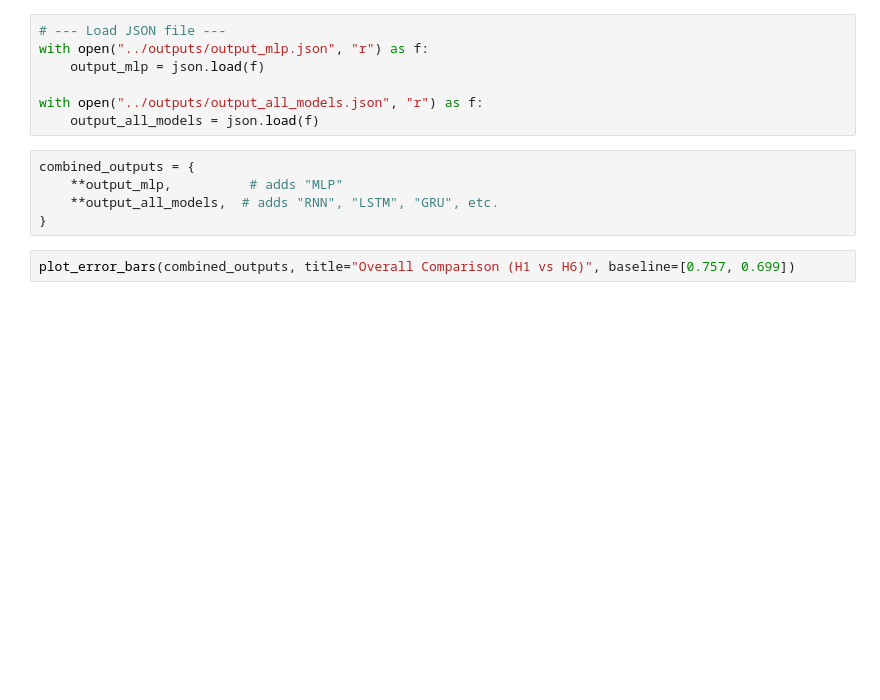
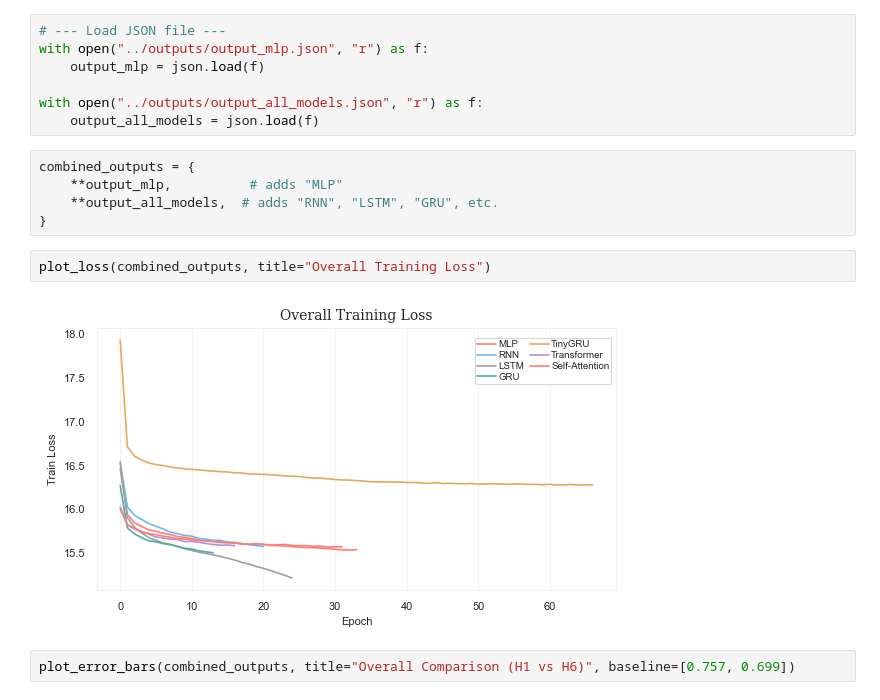
Before and after one commit to althealuo/Horizon, a Jupyter notebook: utils/analysis.ipynb, the cells around one changed output. Cells and saved outputs as stored; diff of their text form; blank space fills up the shorter version.

```diff
--- a/utils/analysis.ipynb
+++ b/utils/analysis.ipynb
@@ -19,6 +24,10 @@ combined_outputs = {
     **output_mlp,          # adds "MLP"
     **output_all_models,  # adds "RNN", "LSTM", "GRU", etc.
 }
+# %%
+plot_loss(combined_outputs, title="Overall Training Loss")
+# %% [output]
+[figure, added]
 # %%
 plot_error_bars(combined_outputs, title="Overall Comparison (H1 vs H6)", baseline=[0.757, 0.699])
 # %% [output]
```
Also changed, not shown: parts of 11 cells of this notebook, 16 other files.
